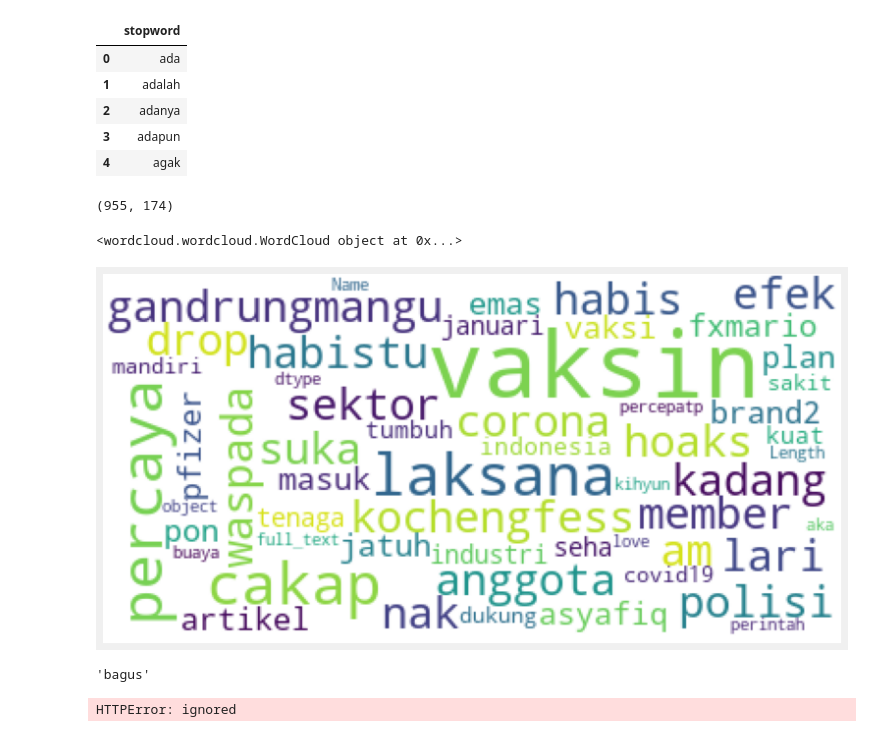
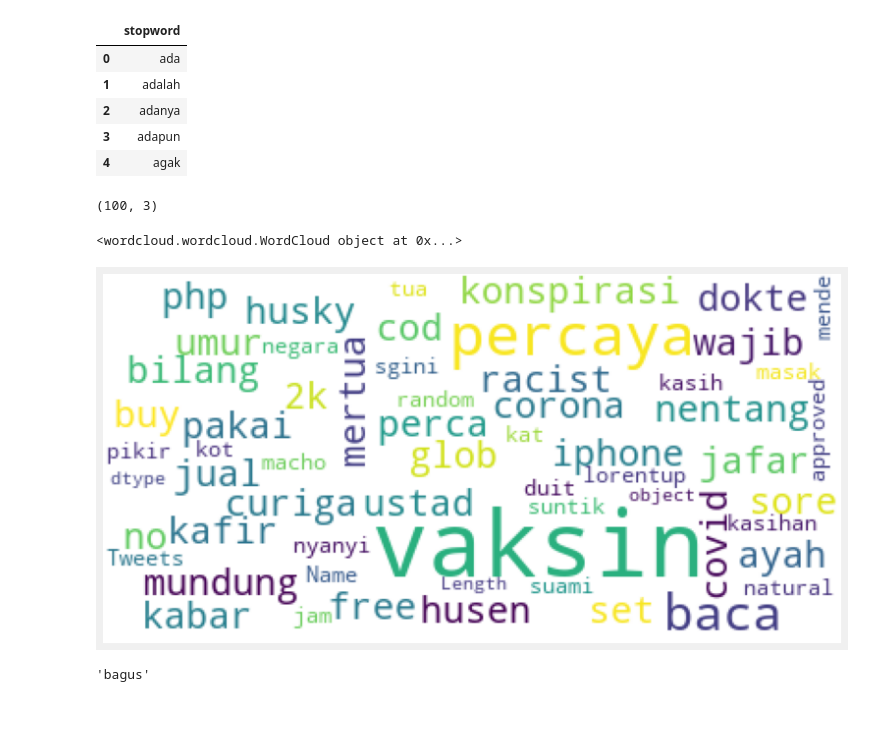
Before and after one commit to rahmanaul/textBlob-Sentiment-Analysis, a Jupyter notebook: Vaksin_Sinovac_TextBlob_Sentiment_Analysis.ipynb, the cells around one changed output. Cells and saved outputs as stored; diff of their text form; code cells hidden in the pictures.

```diff
--- a/Vaksin_Sinovac_TextBlob_Sentiment_Analysis.ipynb
+++ b/Vaksin_Sinovac_TextBlob_Sentiment_Analysis.ipynb
@@ -81,0 +103,6 @@ df.head()
+# %%
+#Create dataframe
+df= pd.DataFrame([tweet.full_text for tweet in tweets], columns=['Tweets'])
+
+#shiw first five row
+df.head()
@@ -82,5 +116,5 @@ df.head()
 # %%
 # Menghilangkan Duplikat
-df = df.drop_duplicates(subset='full_text', keep='first').reset_index()
+df = df.drop_duplicates(subset='Tweets', keep='first').reset_index()
 df.shape
 # %% [output]
@@ -185,40 +220,40 @@ def preprocess(text):
     text = remove_stopword(text)
     return text
 # %%
-df['full_text'] = df['full_text'].apply(preprocess).apply(preprocess)
+df['Tweets'] = df['Tweets'].apply(preprocess).apply(preprocess)
 # %%
-df = df.drop_duplicates(subset='full_text', keep='first').reset_index()
+df = df.drop_duplicates(subset='Tweets', keep='first').reset_index()
 df.shape
 # %% [output]
-(955, 174)
+(100, 3)
 # %%
 df.to_csv('vaksin-pemerintah-preprocessed.csv', index=False)
 # %%
 mpl.rcParams['figure.figsize']=(12.0,12.0)
 mpl.rcParams['font.size']=12
 mpl.rcParams['savefig.dpi']=100
 mpl.rcParams['figure.subplot.bottom']=.1
 
 
 stopwords = set(STOPWORDS)
 
 wordcloud = WordCloud(
                           background_color='white',
                           stopwords=id_stopword_dict,
                           max_words=400,
                           max_font_size=50,
-                          random_state=69
-                         ).generate(str(df['full_text']))
+                          random_state=21
+                         ).generate(str(df['Tweets']))
 
 print(wordcloud)
 fig = plt.figure(1)
 plt.imshow(wordcloud)
 plt.axis('off')
 plt.show()
 fig.savefig("word1.png", dpi=900)
 # %% [output]
 <wordcloud.wordcloud.WordCloud object at 0x...>
-[figure, old version]
+[figure, new version]
 # %%
 translator = Translator()
 translator.translate('nice', dest='id').text
@@ -252,14 +287,12 @@ def round_subjectivity(value):
         return 0
     return -1
 # %%
-tweets = df['full_text']
+tweets = df['Tweets']
 polarity = []
 subjectivity = []
 
 for tweet in tweets:
     sentiment = get_sentiment(tweet)
-
-    polarity.append(round_polarity(sentiment[0]))
-    subjectivity.append(round_subjectivity(sentiment[1]))
+    #print(sentiment)
+    polarity.append(sentiment[0])
+    subjectivity.append(sentiment[1])
-# %% [output]
-HTTPError: ignored
```
Also changed, not shown: parts of 17 cells of this notebook.
